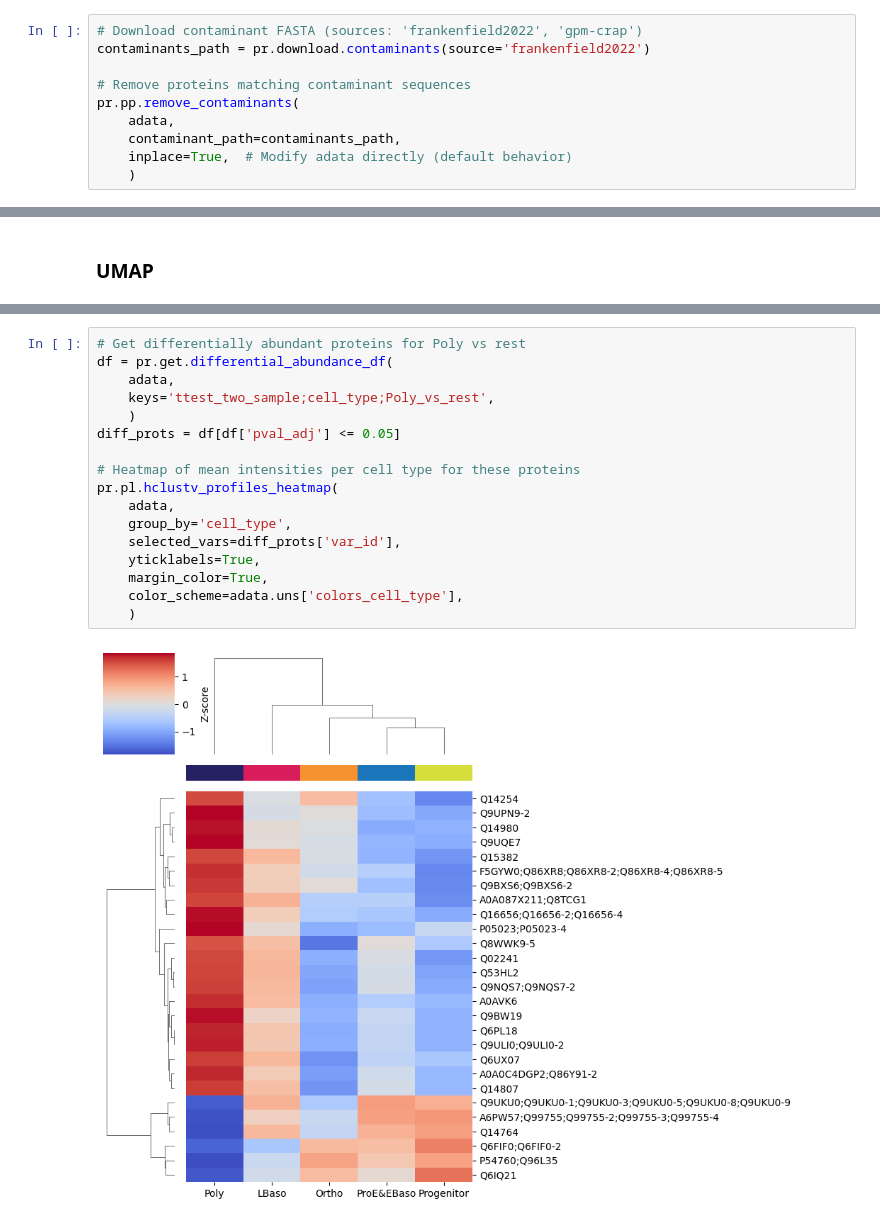
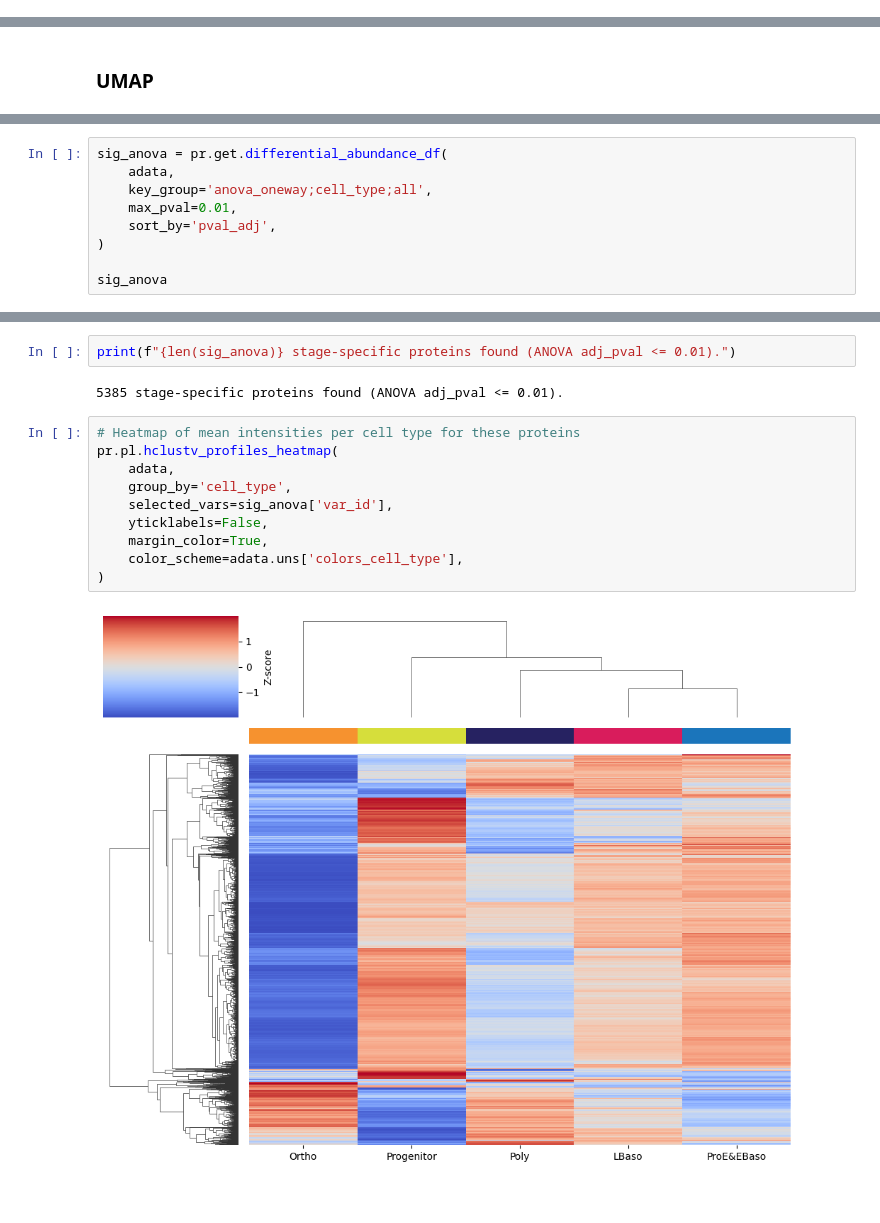
Before and after one commit to UKHD-NP/proteopy, a Jupyter notebook: docs/tutorials/workflow_protein-analysis_karayel-2020.ipynb, the cells around one changed output, grey strips where cells are left out. Saved outputs shown, nothing was run; the diff lists cells and outputs as text; blank space fills up the shorter version.

```diff
--- a/docs/tutorials/workflow_protein-analysis_karayel-2020.ipynb
+++ b/docs/tutorials/workflow_protein-analysis_karayel-2020.ipynb
@@ -155,10 +169,0 @@ figsize=(10, 6),
-# %%
-# Download contaminant FASTA (sources: 'frankenfield2022', 'gpm-crap')
-contaminants_path = pr.download.contaminants(source='frankenfield2022')
-
-# Remove proteins matching contaminant sequences
-pr.pp.remove_contaminants(
-    adata,
-    contaminant_path=contaminants_path,
-    inplace=True,  # Modify adata directly (default behavior)
-    )
@@ -539,0 +531,9 @@ Karayel et al. performed hierarchical clustering of differentially abundant prot
+# %%
+sig_anova = pr.get.differential_abundance_df(
+    adata,
+    key_group='anova_oneway;cell_type;all',
+    max_pval=0.01,
+    sort_by='pval_adj',
+)
+
+sig_anova
@@ -540,20 +554,17 @@ Karayel et al. performed hierarchical clustering of differentially abundant prot
+# %%
+print(f"{len(sig_anova)} stage-specific proteins found (ANOVA adj_pval <= 0.01).")
+# %% [output]
+5385 stage-specific proteins found (ANOVA adj_pval <= 0.01).
 # %%
-# Get differentially abundant proteins for Poly vs rest
-df = pr.get.differential_abundance_df(
-    adata,
-    keys='ttest_two_sample;cell_type;Poly_vs_rest',
-    )
-diff_prots = df[df['pval_adj'] <= 0.05]
-
 # Heatmap of mean intensities per cell type for these proteins
 pr.pl.hclustv_profiles_heatmap(
     adata,
     group_by='cell_type',
-    selected_vars=diff_prots['var_id'],
-    yticklabels=True,
+    selected_vars=sig_anova['var_id'],
+    yticklabels=False,
     margin_color=True,
     color_scheme=adata.uns['colors_cell_type'],
-    )
+)
 # %% [output]
-[figure, old version]
+[figure, new version]
 # %%
```
Also changed, not shown: parts of 84 cells of this notebook, 6 other files.
